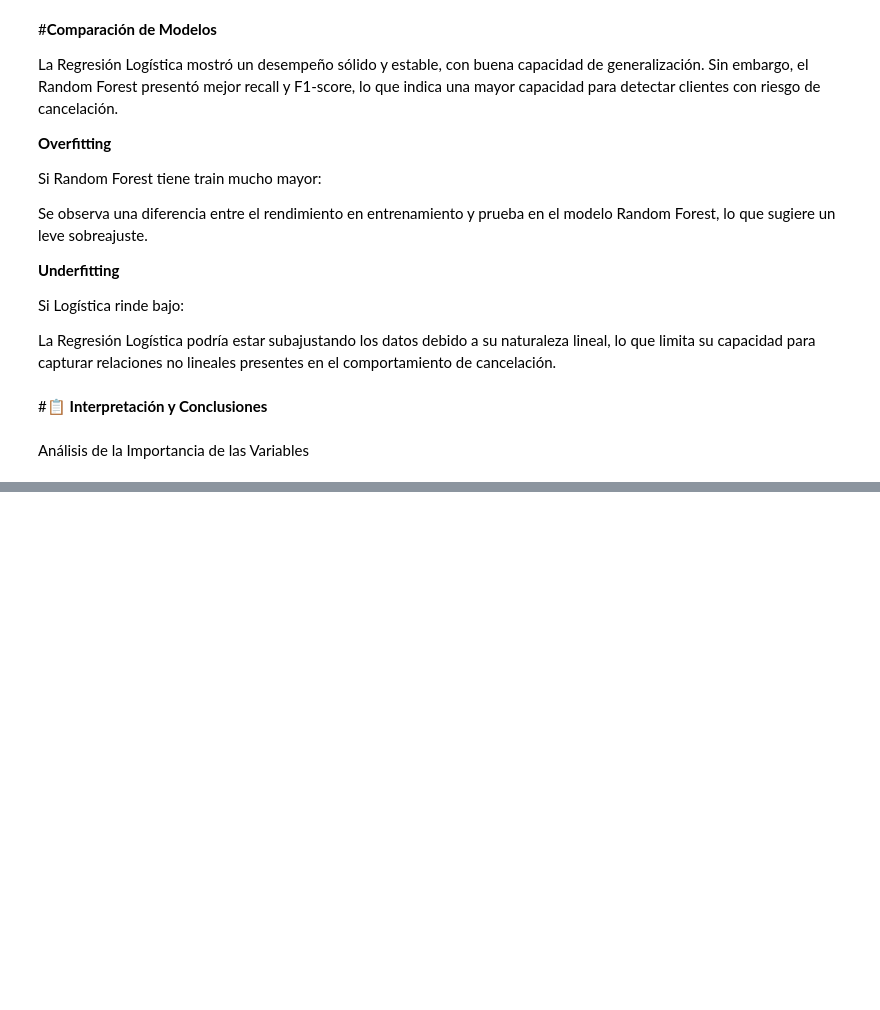
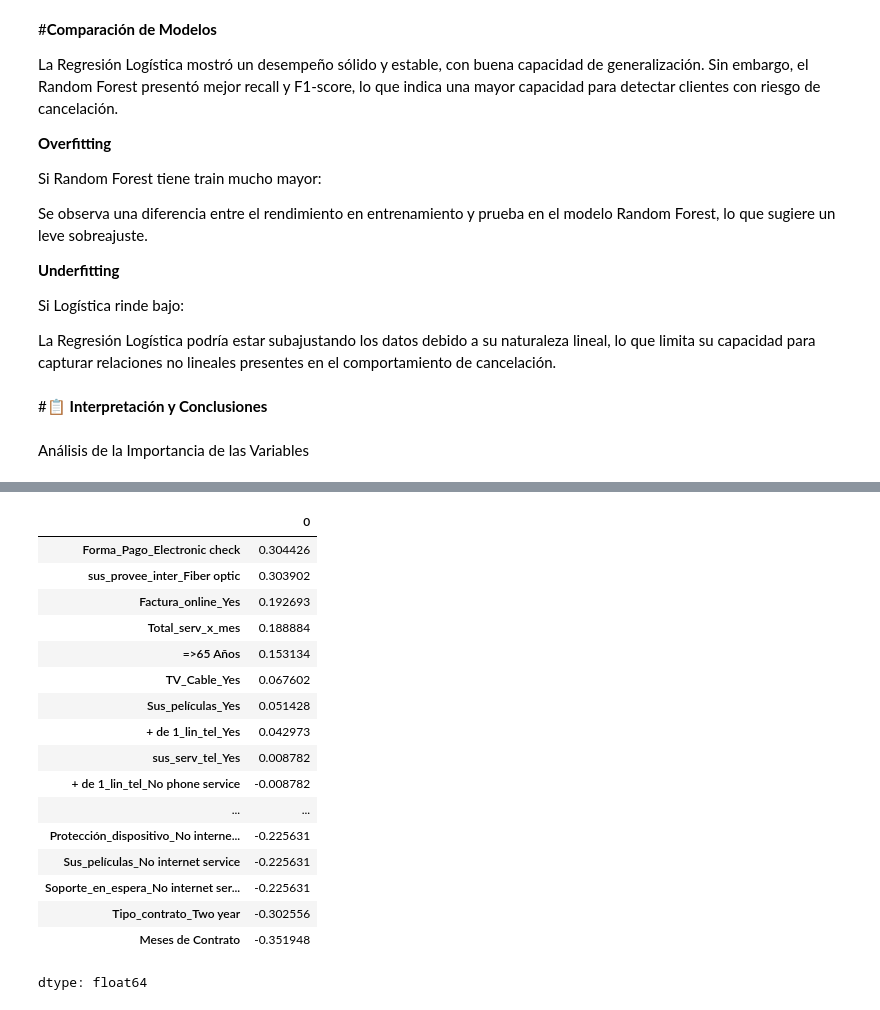
Before and after one commit to Charlymanuk/TELECOM-DESAFIO-PARTE-2, a Jupyter notebook: DESAFIO_TELECOM_2.ipynb, the cells around one changed output, grey strips where cells are left out. Drawn from its saved outputs; the diff is of its cells as text; code cells hidden in the pictures; blank space fills up the shorter version.

```diff
--- a/DESAFIO_TELECOM_2.ipynb
+++ b/DESAFIO_TELECOM_2.ipynb
@@ -504,0 +562,24 @@ Análisis de la Importancia de las Variables
+# %%
+#Ejemplo
+
+correlaciones = X_train.corrwith(y_train)
+correlaciones.sort_values(ascending=False)
+# %% [output]
+|  | 0 |
+| Forma_Pago_Electronic check | 0.304426 |
+| sus_provee_inter_Fiber optic | 0.303902 |
+| Factura_online_Yes | 0.192693 |
+| Total_serv_x_mes | 0.188884 |
+| =>65 Años | 0.153134 |
+| TV_Cable_Yes | 0.067602 |
+| Sus_películas_Yes | 0.051428 |
+| + de 1_lin_tel_Yes | 0.042973 |
+| sus_serv_tel_Yes | 0.008782 |
+| + de 1_lin_tel_No phone service | -0.008782 |
+| ... | ... |
+| Protección_dispositivo_No interne... | -0.225631 |
+| Sus_películas_No internet service | -0.225631 |
+| Soporte_en_espera_No internet ser... | -0.225631 |
+| Tipo_contrato_Two year | -0.302556 |
+| Meses de Contrato | -0.351948 |
+dtype: float64
```
Also changed, not shown: parts of 33 cells of this notebook.
